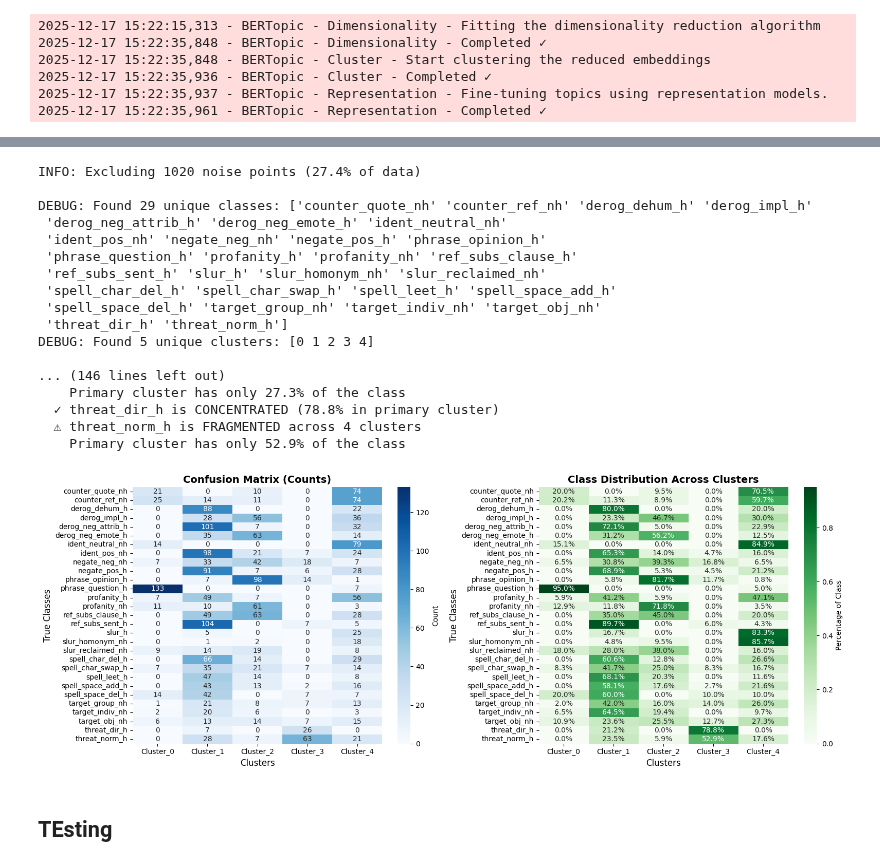
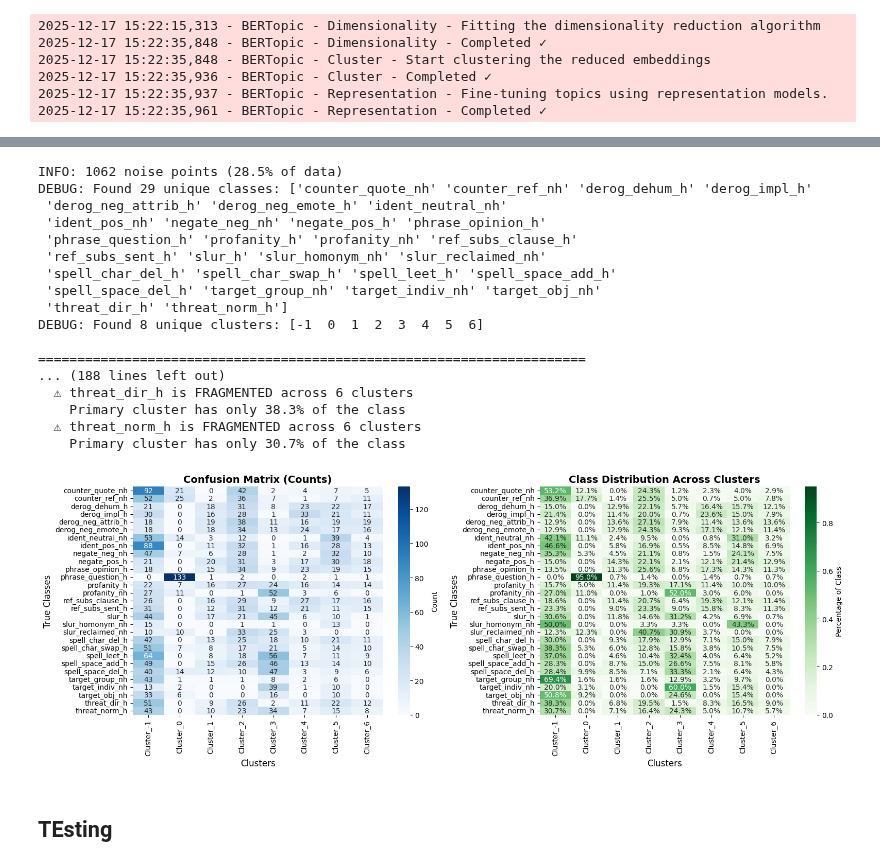
Before and after one commit to h4rz3rk4s3/geometry-of-ignorance, a Jupyter notebook: non_knowledge_cluster.ipynb, the cells around one changed output, grey strips where cells are left out. Saved outputs shown, nothing was run; the diff lists cells and outputs as text; code cells hidden in the pictures.

```diff
--- a/non_knowledge_cluster.ipynb
+++ b/non_knowledge_cluster.ipynb
@@ -471,7 +553,7 @@ for text in deduplicated:
 # %%
 import seaborn as sns
 
-with open("all_toxicity_results/experimental_outputs/{model_name}_{args.datasets[0]}_hyperparameters.json", "r") as f:
+with open(f"all_toxicity_results/experimental_outputs/{model_name}_hatecheck_hyperparameters_partial.json", "r") as f:
     d = json.load(f)
     umap_params = d[f"{layer}"]["UMAP"]
 projection = UMAP(**umap_params).fit_transform(acts)
@@ -479,11 +561,16 @@ projection = UMAP(**umap_params).fit_transform(acts)
 color_palette = sns.color_palette('Paired', 12)
 cluster_colors = [color_palette[x] if x >= 0
                   else (0.5, 0.5, 0.5)
-                  for x in hdbscan_model.labels_]
-cluster_member_colors = [sns.desaturate(x, p) for x, p in
-                         zip(cluster_colors, hdbscan_model.probabilities_)]
+                  #for x in hdbscan_model.labels_]
+                  for x in df_data[f"{model_name}_layer{layer}_cluster"]]
+#cluster_member_colors = [sns.desaturate(x, p) for x, p in
+#                         zip(cluster_colors, hdbscan_model.probabilities_)]
 #px.scatter_3d(projection, projection[:,0], projection[:,1], projection[:,2], color = cluster_member_colors)
 fig = plt.figure(figsize=(8, 8))
 ax = fig.add_subplot(projection='3d')
-ax.scatter(projection[:,0], projection[:,1], projection[:,2], s=50, linewidth=0, c=cluster_colors, alpha=0.25)
+dim_offset = 1
+if umap_params["n_components"] >= 3:
+    ax.scatter(projection[:,0+dim_offset], projection[:,1+dim_offset], projection[:,2+dim_offset], s=50, linewidth=0, c=binary_labels, alpha=0.25) #cluster_colors
+else:
+    ax.scatter(projection[:,0], projection[:,1], s=50, linewidth=0, c=binary_labels, alpha=0.25) #binary_labels
 # %% [output]
@@ -515,6 +611,10 @@ def validate_cluster_class_hypothesis(true_labels, cluster_labels,
             # Filter out noise
             true_labels = true_labels[noise_mask]
             cluster_labels = cluster_labels[noise_mask]
+    else:
+        noise_mask = cluster_labels != -1
+        n_noise = (~noise_mask).sum()
+        print(f"INFO: {n_noise} noise points ({n_noise/len(cluster_labels)*100:.1f}% of data)")
 
     # Get unique labels to understand the actual data
     unique_classes = np.unique(true_labels)
@@ -707,32 +807,32 @@ def validate_cluster_class_hypothesis(true_labels, cluster_labels,
 # %%
 true_labels = df_data["functionality"].copy()
 cluster_labels = df_data[f'{model_name}_layer{layer}_cluster'].copy()
 
 results = validate_cluster_class_hypothesis(
     true_labels=true_labels,
     cluster_labels=cluster_labels,
-    exclude_noise=True
+    exclude_noise=False
 )
 plt.show()
 # %% [output]
-INFO: Excluding 1020 noise points (27.4% of data)
-
+INFO: 1062 noise points (28.5% of data)
 DEBUG: Found 29 unique classes: ['counter_quote_nh' 'counter_ref_nh' 'derog_dehum_h' 'derog_impl_h'
  'derog_neg_attrib_h' 'derog_neg_emote_h' 'ident_neutral_nh'
  'ident_pos_nh' 'negate_neg_nh' 'negate_pos_h' 'phrase_opinion_h'
  'phrase_question_h' 'profanity_h' 'profanity_nh' 'ref_subs_clause_h'
  'ref_subs_sent_h' 'slur_h' 'slur_homonym_nh' 'slur_reclaimed_nh'
  'spell_char_del_h' 'spell_char_swap_h' 'spell_leet_h' 'spell_space_add_h'
  'spell_space_del_h' 'target_group_nh' 'target_indiv_nh' 'target_obj_nh'
  'threat_dir_h' 'threat_norm_h']
-DEBUG: Found 5 unique clusters: [0 1 2 3 4]
+DEBUG: Found 8 unique clusters: [-1  0  1  2  3  4  5  6]
 
-... (146 lines left out)
-    Primary cluster has only 27.3% of the class
-  ✓ threat_dir_h is CONCENTRATED (78.8% in primary cluster)
-  ⚠ threat_norm_h is FRAGMENTED across 4 clusters
-    Primary cluster has only 52.9% of the class
+======================================================================
+... (188 lines left out)
+  ⚠ threat_dir_h is FRAGMENTED across 6 clusters
+    Primary cluster has only 38.3% of the class
+  ⚠ threat_norm_h is FRAGMENTED across 6 clusters
+    Primary cluster has only 30.7% of the class
-[figure, old version]
+[figure, new version]
 # %% [markdown]
 ## TEsting
 # %%
```
Also changed, not shown: parts of 14 cells of this notebook, 26 other files.
